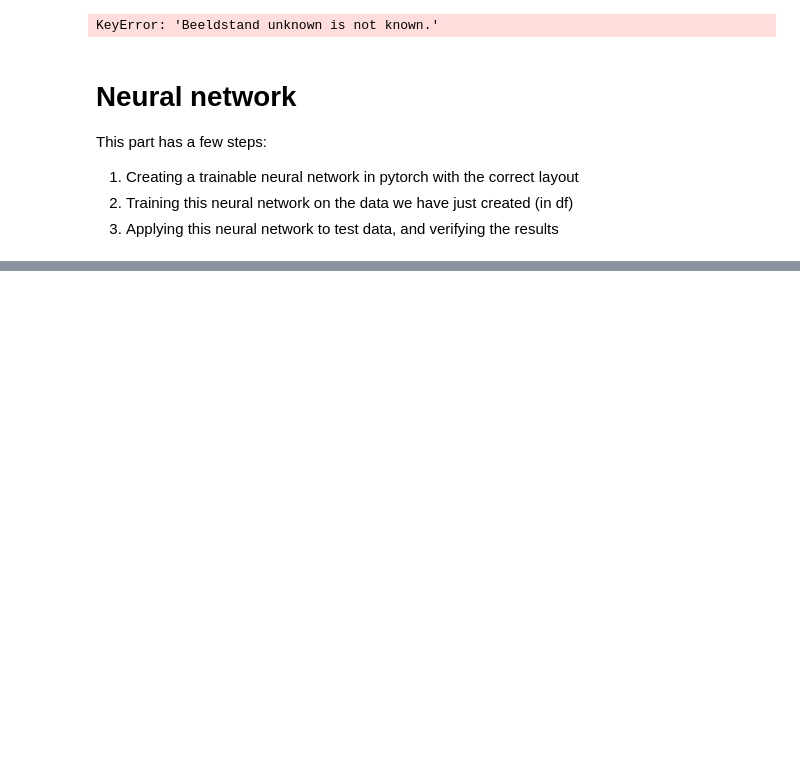
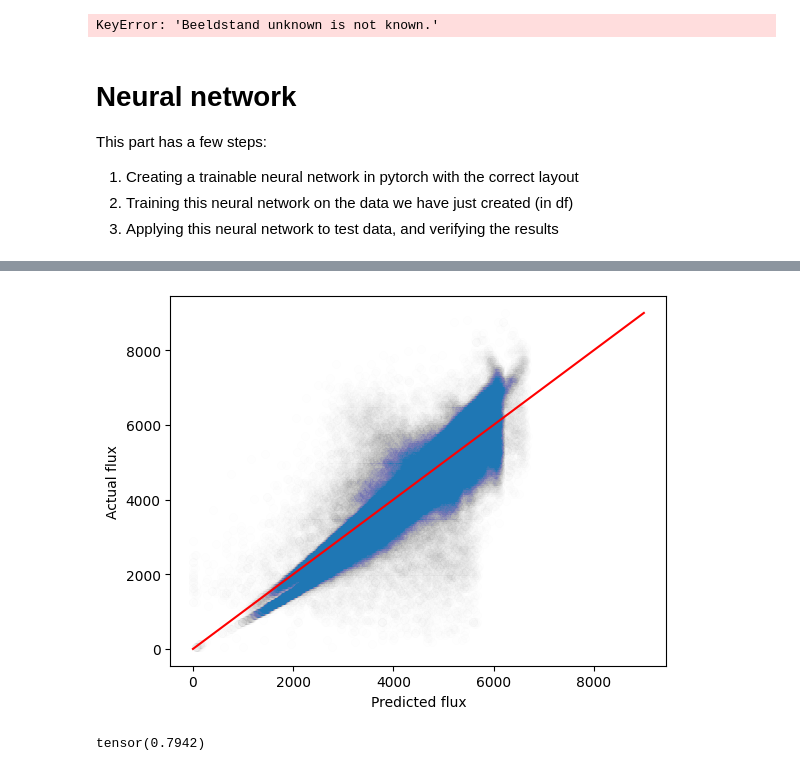
Before and after one commit to vossemeijssen/macroscopic_traffic_model, a Jupyter notebook: Training_method_2.ipynb, the cells around one changed output, grey strips where cells are left out. Cells and saved outputs as stored; diff of their text form; code cells hidden in the pictures; blank space fills up the shorter version.

```diff
--- a/Training_method_2.ipynb
+++ b/Training_method_2.ipynb
@@ -322,0 +323,17 @@ plt.show()
+# %%
+with torch.no_grad():
+    all_test_output = model(X_test_tensor)
+# %%
+plt.scatter(all_test_output.numpy()*10000, Y_test_tensor.numpy()*10000, alpha=0.005)
+plt.plot([0, 9000], [0, 9000], "r")
+plt.xlabel("Predicted flux")
+plt.ylabel("Actual flux")
+plt.show()
+# %% [output]
+[figure, added]
+# %%
+metric = R2Score()
+metric.update(all_test_output, Y_test_tensor)
+metric.compute()
+# %% [output]
+tensor(0.7942)
```
Also changed, not shown: parts of 8 cells of this notebook, 3 other files.
